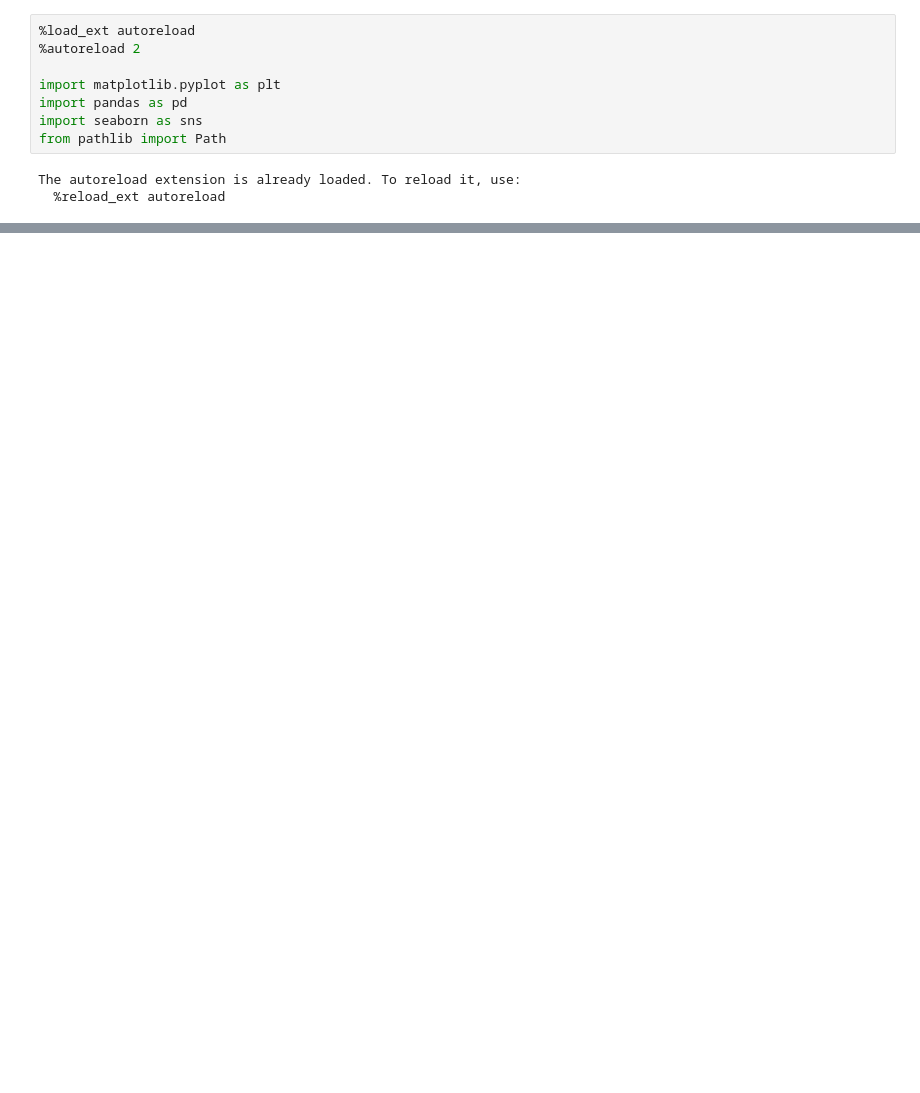
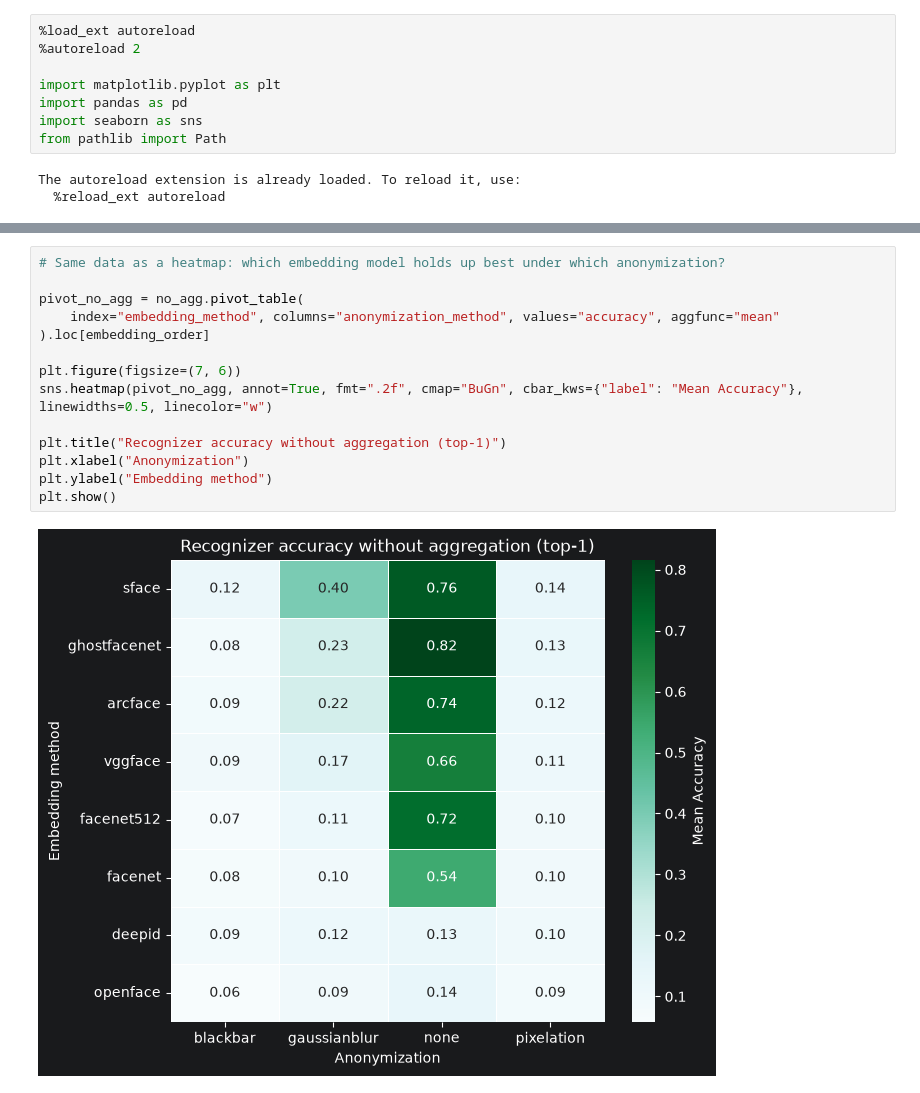
Before and after one commit to wagpa/meles, a Jupyter notebook: src/notebooks/03_visualization.ipynb, the cells around one changed output, grey strips where cells are left out. Saved outputs shown, nothing was run; the diff lists cells and outputs as text; blank space fills up the shorter version.

```diff
--- a/src/notebooks/03_visualization.ipynb
+++ b/src/notebooks/03_visualization.ipynb
@@ -117,0 +171,16 @@ plt.show()
+# %%
+# Same data as a heatmap: which embedding model holds up best under which anonymization?
+
+pivot_no_agg = no_agg.pivot_table(
+    index="embedding_method", columns="anonymization_method", values="accuracy", aggfunc="mean"
+).loc[embedding_order]
+
+plt.figure(figsize=(7, 6))
+sns.heatmap(pivot_no_agg, annot=True, fmt=".2f", cmap="BuGn", cbar_kws={"label": "Mean Accuracy"}, linewidths=0.5, linecolor="w")
+
+plt.title("Recognizer accuracy without aggregation (top-1)")
+plt.xlabel("Anonymization")
+plt.ylabel("Embedding method")
+plt.show()
+# %% [output]
+[figure, added]
```
Also changed, not shown: parts of 14 cells of this notebook, 3 other files.
